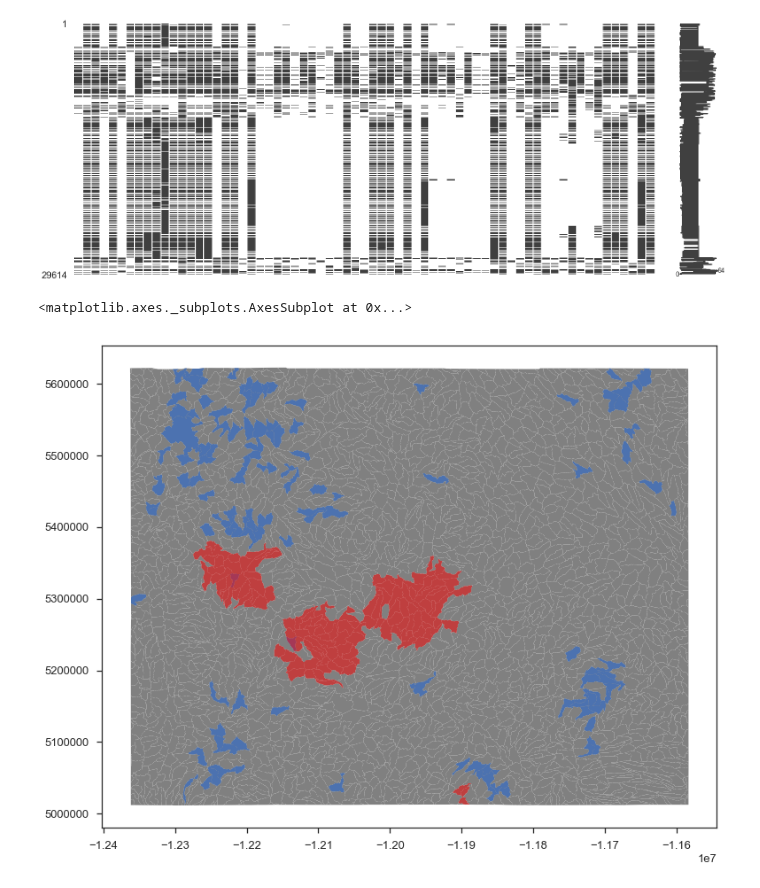
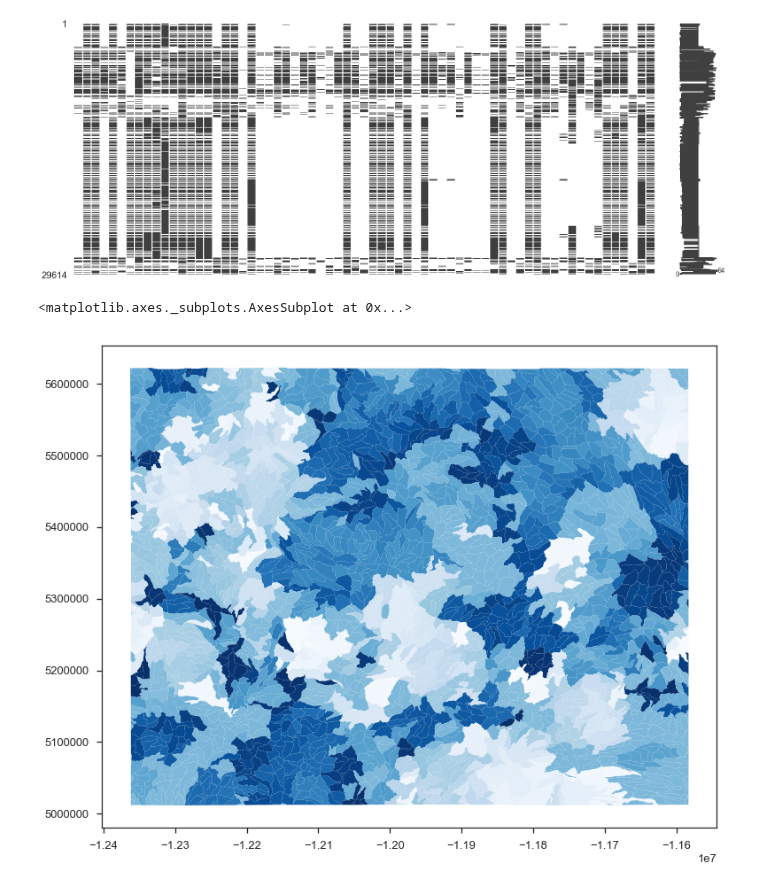
Before and after one commit to jessepisel/criticalandstrategic, a Jupyter notebook: Figure creation.ipynb, the cells around one changed output. Saved outputs shown, nothing was run; the diff lists cells and outputs as text; code cells hidden in the pictures.

Commit message:
making more figures

```diff
--- a/Figure creation.ipynb
+++ b/Figure creation.ipynb
@@ -129,7 +129,7 @@ msno.matrix(merged.iloc[:,32:-4])
 huc12 = gpd.read_file(r'J:\Geology\WSGS\GIS\huc_12.shp') #reads in the hydraulic basin units and adds an area column
 huc12 = huc12.to_crs({'init': 'epsg:3732'})
 
-path = r'J:\\Geology\\WSGS\\Projects\\Critical Minerals\\hotspot analysis\\rock hotspot joined with hucs\\Co\\'
+path = r'J:\\Geology\\WSGS\\Projects\\Critical Minerals\\hotspot analysis\\rock hotspot joined with hucs\\REE\\'
 allFiles=glob.glob(path+"*.csv")
 frame=pd.DataFrame
 listed=[]
@@ -177,8 +179,8 @@ sed_comb= sed_comb.to_crs(crs)
 # %%
 fig, ax = plt.subplots(figsize=(20,10))
-sed_comb.plot( color='gray', ax=ax)
-sed_comb[pd.to_numeric(sed_comb['z_score'])>=np.percentile(pd.to_numeric(sed_comb['z_score']), 95)].plot(ax=ax)
-combined[pd.to_numeric(combined['GiZScore'])>=np.percentile(pd.to_numeric(combined['GiZScore']), 95)].plot(ax=ax, color='r', alpha=0.5)
+#counties.plot( color='gray', ax=ax)
+#sed_comb[pd.to_numeric(sed_comb['z_score'])>=np.percentile(pd.to_numeric(sed_comb['z_score']), 0)].plot(ax=ax, column='z_score', cmap='Reds', alpha=1)
+combined[pd.to_numeric(combined['GiZScore'])>=np.percentile(pd.to_numeric(combined['GiZScore']), 0)].plot(ax=ax, alpha=1, column='GiZScore', cmap='Blues_r')
 # %% [output]
 <matplotlib.axes._subplots.AxesSubplot at 0x...>
-[figure, old version]
+[figure, new version]
```
Also changed, not shown: parts of 1 cell of this notebook, 1 other file.
